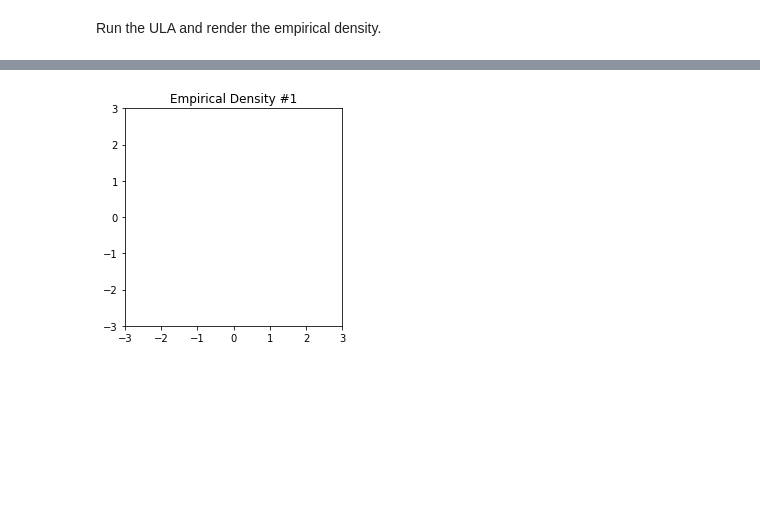
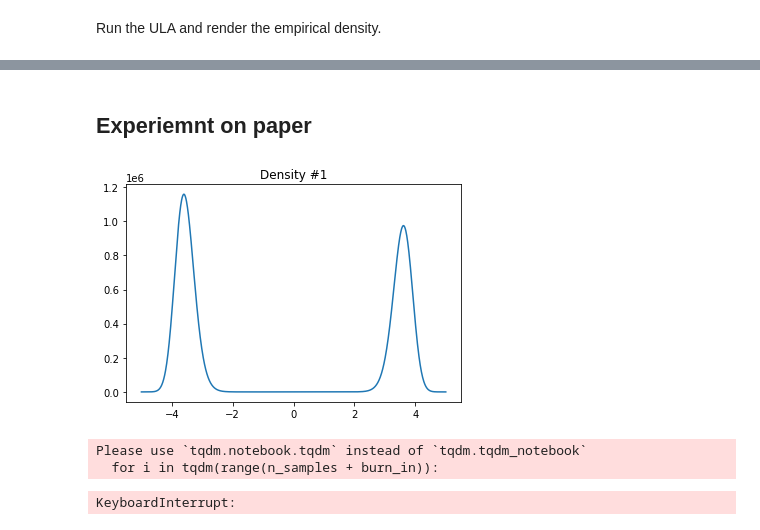
Before and after one commit to jk4011/Fractional-Langevin-Monte-Carlo, a Jupyter notebook: main.ipynb, the cells around one changed output, grey strips where cells are left out. Cells and saved outputs as stored; diff of their text form; code cells hidden in the pictures; blank space fills up the shorter version.

```diff
--- a/main.ipynb
+++ b/main.ipynb
@@ -164,9 +193,26 @@ samples1.shape, samples2.shape
 # %%
-plt.hist2d(samples1[:,0], samples1[:,1], cmap='viridis', rasterized=False, bins=200, density=True)
+# not stable
+plt.hist2d(samples2[:,0], samples2[:,1], cmap='viridis', rasterized=False, bins=200, density=True)
 plt.gca().set_aspect('equal', adjustable='box')
-plt.xlim([-3, 3])
-plt.ylim([-3, 3])
-plt.title('Empirical Density #1')
+# plt.xlim([-3.5, 3.5])
+# plt.ylim([-3.5, 3.5])
+plt.title('Empirical Density #2')
 plt.show()
-# %% [output]
-[figure, removed]
+# %% [markdown]
+## Experiemnt on paper
+# %%
+
+
+def npdensity3(x):
+    assert(type(x) == float or type(x) == np.ndarray)
+    u = (x+5) * (x+1) * (x-1.02) * (x-5) / 10 + 0.5
+    return np.exp(-u)
+
+x = np.linspace(-5, 5, 1000)
+
+y = npdensity3(x)
+plt.plot(x, y)
+plt.title('Density #1')
+plt.show()
+# %% [output]
+[figure, added]
@@ -172,0 +226,7 @@ plt.show()
+# %%
+samples1 = fractional_LMC(potential3, density3, alpha=1.7, step=0.01, dim=1)
+samples2 = fractional_LMC(potential3, density3, alpha=2, step=0.01, dim=1)
+# %% [output]
+Please use `tqdm.notebook.tqdm` instead of `tqdm.tqdm_notebook`
+  for i in tqdm(range(n_samples + burn_in)):
+KeyboardInterrupt:
```
Also changed, not shown: parts of 21 cells of this notebook.
